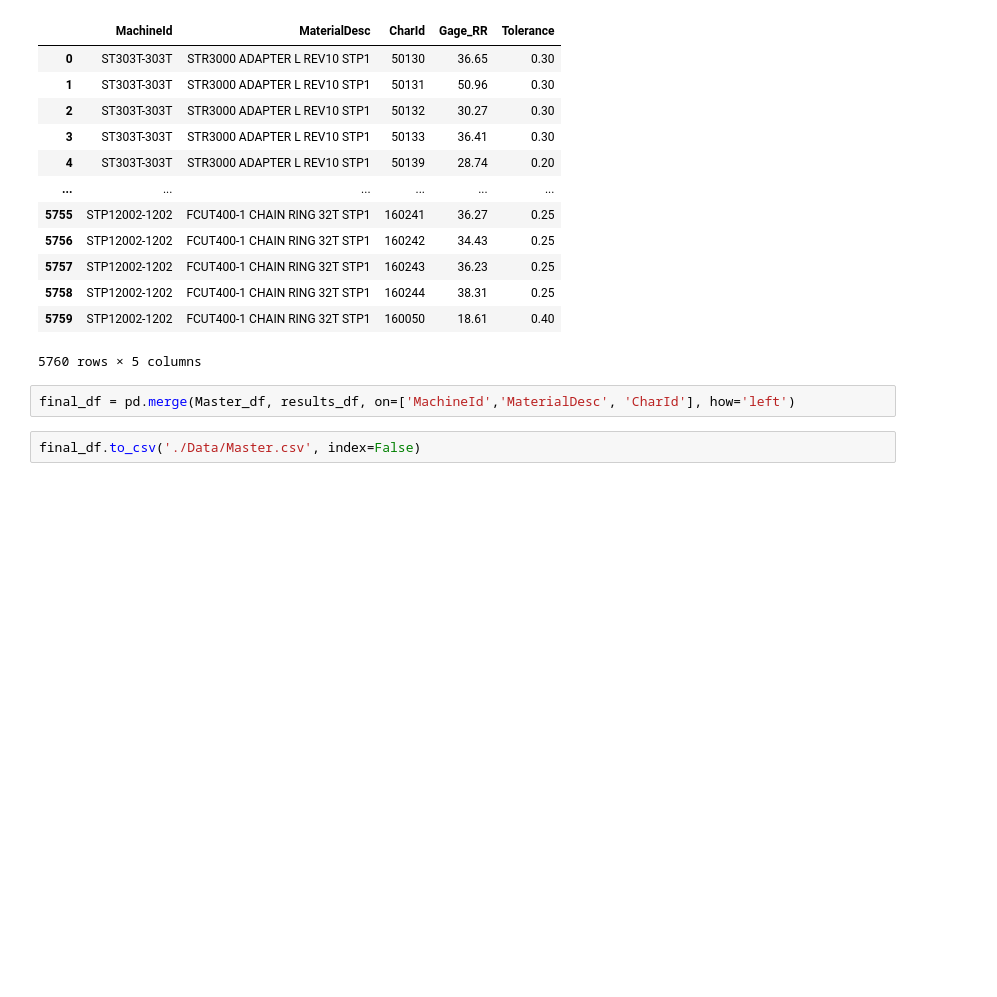
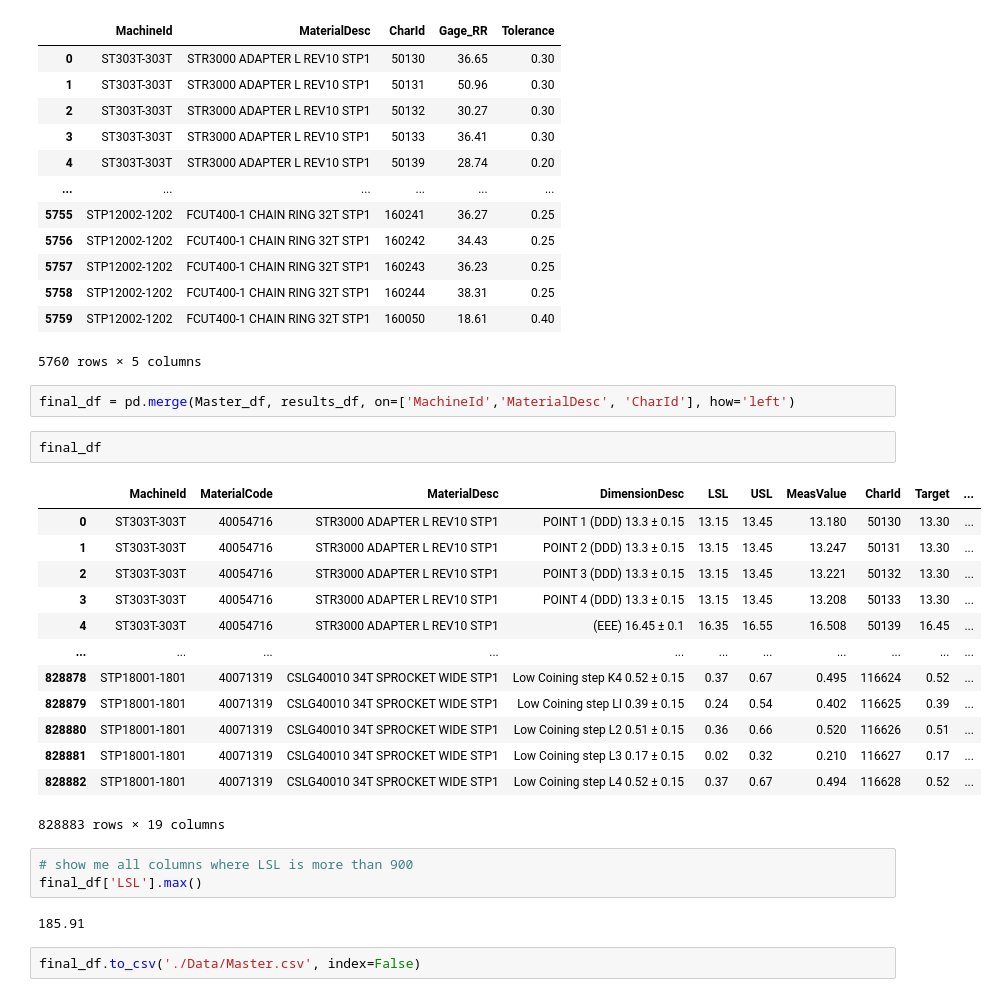
Before and after one commit to REHXZ/Research-App, a Jupyter notebook: Dataset_Prep.ipynb, the cells around one changed output. Cells and saved outputs as stored; diff of their text form; blank space fills up the shorter version.

```diff
--- a/Dataset_Prep.ipynb
+++ b/Dataset_Prep.ipynb
@@ -234,5 +234,26 @@ results_df
 5760 rows × 5 columns
 # %%
 final_df = pd.merge(Master_df, results_df, on=['MachineId','MaterialDesc', 'CharId'], how='left')
+# %%
+final_df
+# %% [output]
+|  | MachineId | MaterialCode | MaterialDesc | DimensionDesc | LSL | USL | MeasValue | CharId | Target | ... |
+| 0 | ST303T-303T | 40054716 | STR3000 ADAPTER L REV10 STP1 | POINT 1 (DDD) 13.3 ± 0.15 | 13.15 | 13.45 | 13.180 | 50130 | 13.30 | ... |
+| 1 | ST303T-303T | 40054716 | STR3000 ADAPTER L REV10 STP1 | POINT 2 (DDD) 13.3 ± 0.15 | 13.15 | 13.45 | 13.247 | 50131 | 13.30 | ... |
+| 2 | ST303T-303T | 40054716 | STR3000 ADAPTER L REV10 STP1 | POINT 3 (DDD) 13.3 ± 0.15 | 13.15 | 13.45 | 13.221 | 50132 | 13.30 | ... |
+| 3 | ST303T-303T | 40054716 | STR3000 ADAPTER L REV10 STP1 | POINT 4 (DDD) 13.3 ± 0.15 | 13.15 | 13.45 | 13.208 | 50133 | 13.30 | ... |
+| 4 | ST303T-303T | 40054716 | STR3000 ADAPTER L REV10 STP1 | (EEE) 16.45 ± 0.1 | 16.35 | 16.55 | 16.508 | 50139 | 16.45 | ... |
+| ... | ... | ... | ... | ... | ... | ... | ... | ... | ... | ... |
+| 828878 | STP18001-1801 | 40071319 | CSLG40010 34T SPROCKET WIDE STP1 | Low Coining step K4 0.52 ± 0.15 | 0.37 | 0.67 | 0.495 | 116624 | 0.52 | ... |
+| 828879 | STP18001-1801 | 40071319 | CSLG40010 34T SPROCKET WIDE STP1 | Low Coining step LI 0.39 ± 0.15 | 0.24 | 0.54 | 0.402 | 116625 | 0.39 | ... |
+| 828880 | STP18001-1801 | 40071319 | CSLG40010 34T SPROCKET WIDE STP1 | Low Coining step L2 0.51 ± 0.15 | 0.36 | 0.66 | 0.520 | 116626 | 0.51 | ... |
+| 828881 | STP18001-1801 | 40071319 | CSLG40010 34T SPROCKET WIDE STP1 | Low Coining step L3 0.17 ± 0.15 | 0.02 | 0.32 | 0.210 | 116627 | 0.17 | ... |
+| 828882 | STP18001-1801 | 40071319 | CSLG40010 34T SPROCKET WIDE STP1 | Low Coining step L4 0.52 ± 0.15 | 0.37 | 0.67 | 0.494 | 116628 | 0.52 | ... |
+828883 rows × 19 columns
+# %%
+# show me all columns where LSL is more than 900
+final_df['LSL'].max()
+# %% [output]
+185.91
 # %%
 final_df.to_csv('./Data/Master.csv', index=False)
```
Also changed, not shown: parts of 1 cell of this notebook, 2 other files.
